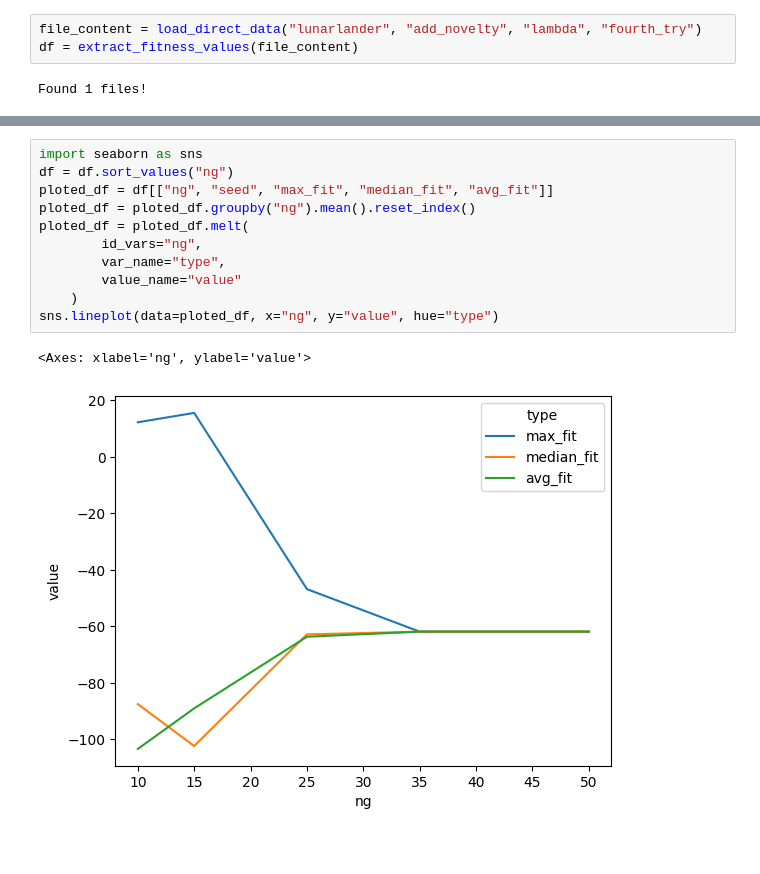
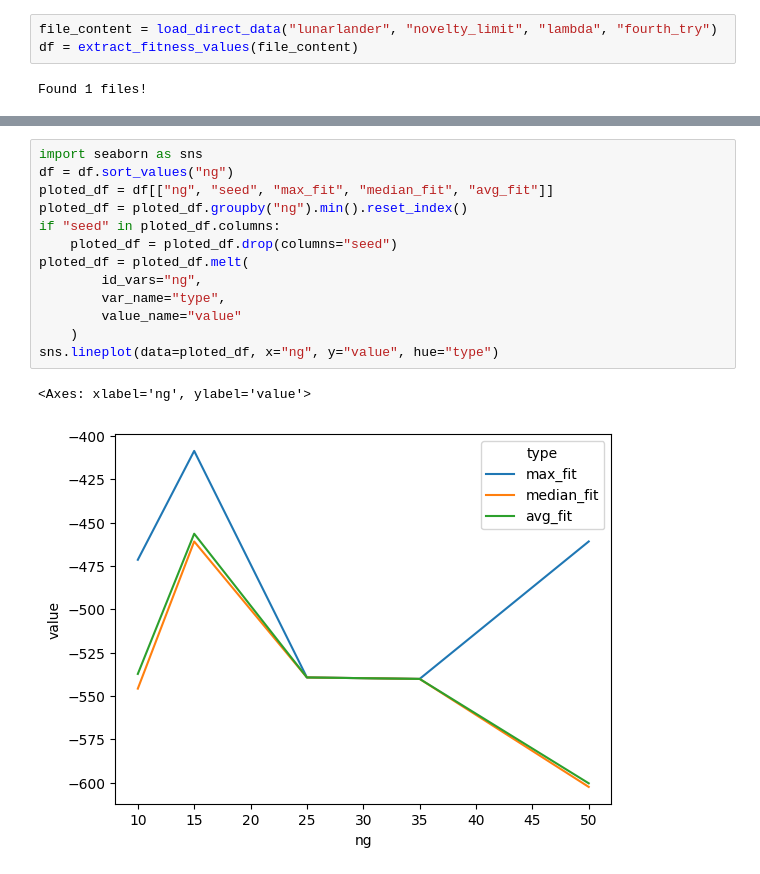
Before and after one commit to Schkliba/MastersThesis, a Jupyter notebook: generations_analysis.ipynb, the cells around one changed output, grey strips where cells are left out. Cells and saved outputs as stored; diff of their text form; blank space fills up the shorter version.

```diff
--- a/generations_analysis.ipynb
+++ b/generations_analysis.ipynb
@@ -25,7 +25,7 @@ def extract_fitness_values(file_content):
     df["std_fit"] = df["population"].apply(lambda x: np.std(list(map(lambda y: y[0], x))))
     return df
 # %%
-file_content = load_direct_data("lunarlander", "add_novelty", "lambda", "fourth_try")
+file_content = load_direct_data("lunarlander", "novelty_limit", "lambda", "fourth_try")
 df = extract_fitness_values(file_content)
 # %% [output]
 Found 1 files!
@@ -54,14 +54,16 @@ df
 # %%
 import seaborn as sns
 df = df.sort_values("ng")
 ploted_df = df[["ng", "seed", "max_fit", "median_fit", "avg_fit"]]
-ploted_df = ploted_df.groupby("ng").mean().reset_index()
+ploted_df = ploted_df.groupby("ng").min().reset_index()
+if "seed" in ploted_df.columns:
+    ploted_df = ploted_df.drop(columns="seed")
 ploted_df = ploted_df.melt(
         id_vars="ng",
         var_name="type",
         value_name="value"
     )
 sns.lineplot(data=ploted_df, x="ng", y="value", hue="type")
 # %% [output]
 <Axes: xlabel='ng', ylabel='value'>
-[figure, old version]
+[figure, new version]
```
Also changed, not shown: parts of 1 cell of this notebook, 3 other files.
